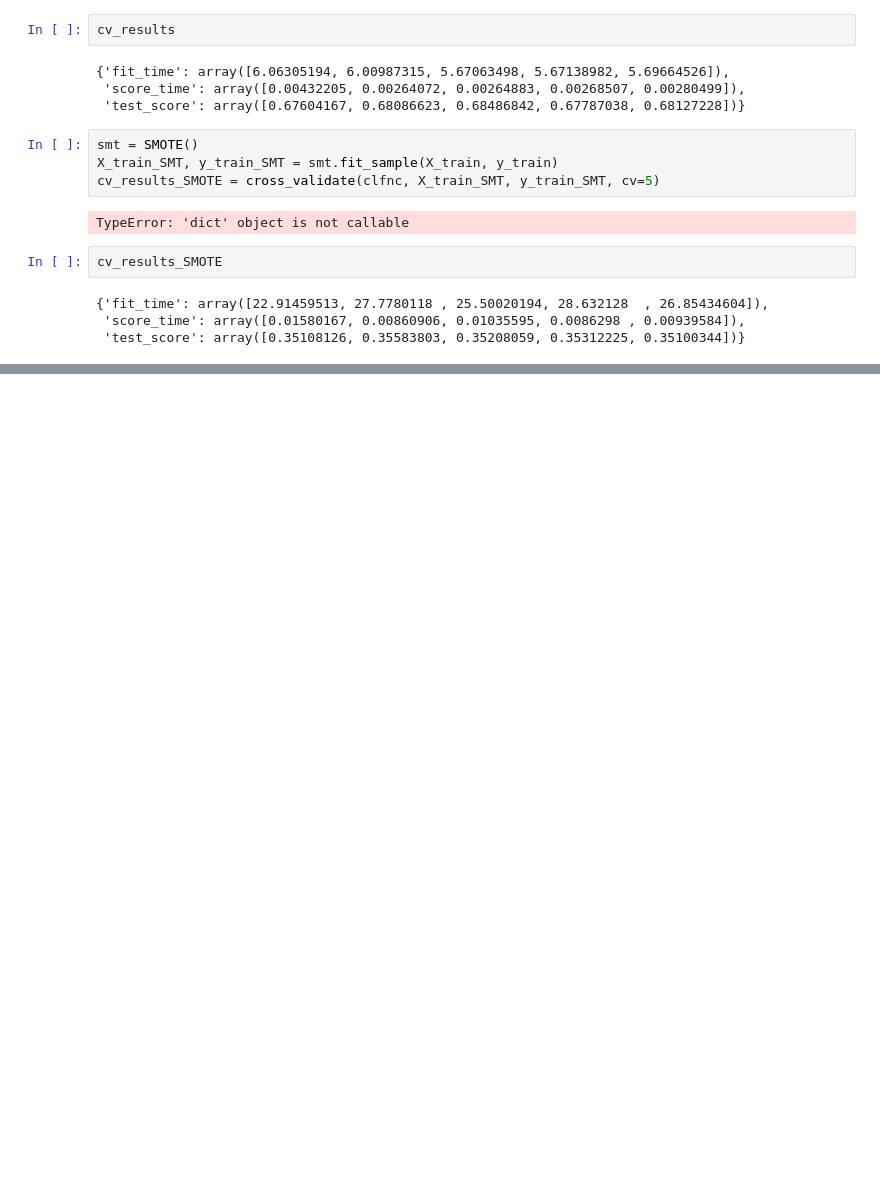
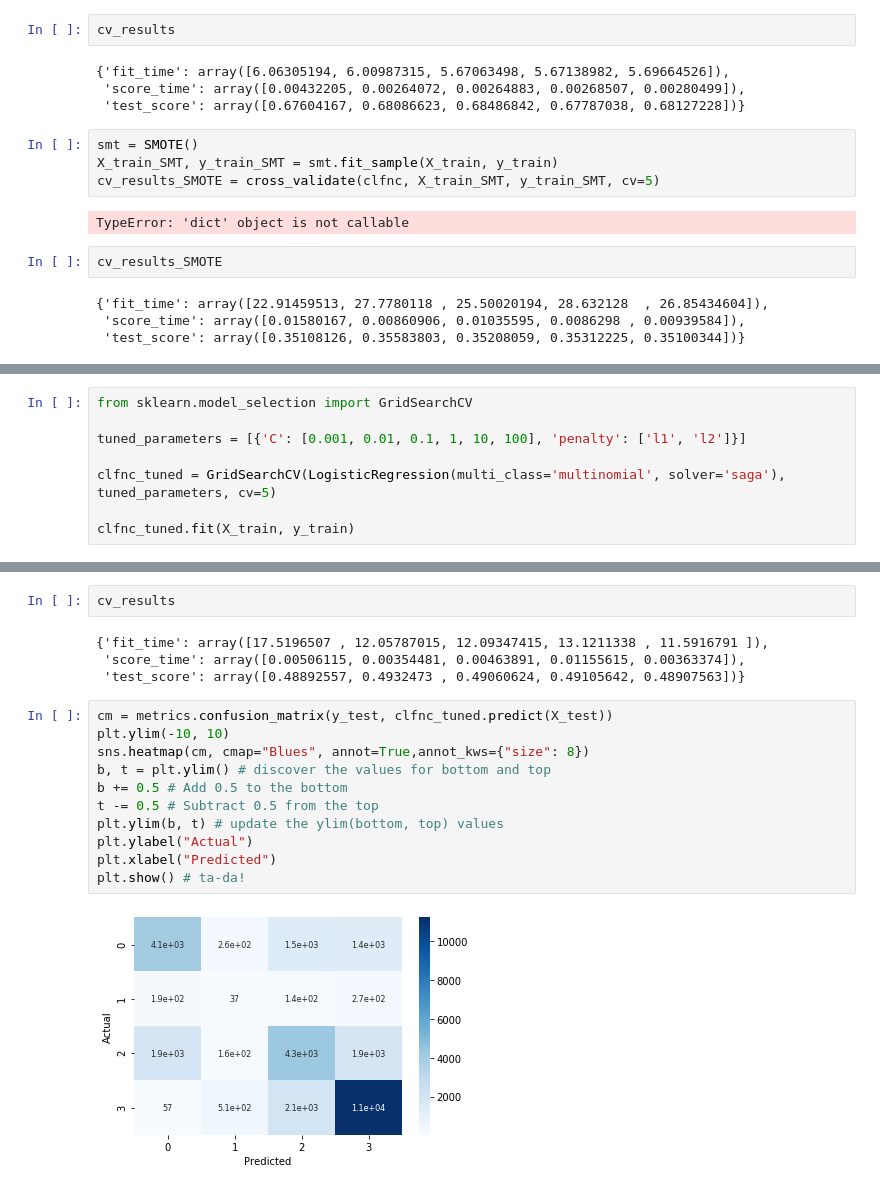
Before and after one commit to StevenDye/NC-Predicting-Political-Party-Changes, a Jupyter notebook: Master_Notebook_Irv.ipynb, the cells around one changed output, grey strips where cells are left out. Saved outputs shown, nothing was run; the diff lists cells and outputs as text; blank space fills up the shorter version.

```diff
--- a/Master_Notebook_Irv.ipynb
+++ b/Master_Notebook_Irv.ipynb
@@ -700,0 +845,8 @@ cv_results_SMOTE
+# %%
+from sklearn.model_selection import GridSearchCV
+
+tuned_parameters = [{'C': [0.001, 0.01, 0.1, 1, 10, 100], 'penalty': ['l1', 'l2']}]
+
+clfnc_tuned = GridSearchCV(LogisticRegression(multi_class='multinomial', solver='saga'), tuned_parameters, cv=5)
+
+clfnc_tuned.fit(X_train, y_train)
@@ -700,0 +869,19 @@ cv_results_SMOTE
+# %%
+cv_results
+# %% [output]
+{'fit_time': array([17.5196507 , 12.05787015, 12.09347415, 13.1211338 , 11.5916791 ]),
+ 'score_time': array([0.00506115, 0.00354481, 0.00463891, 0.01155615, 0.00363374]),
+ 'test_score': array([0.48892557, 0.4932473 , 0.49060624, 0.49105642, 0.48907563])}
+# %%
+cm = metrics.confusion_matrix(y_test, clfnc_tuned.predict(X_test))
+plt.ylim(-10, 10)
+sns.heatmap(cm, cmap="Blues", annot=True,annot_kws={"size": 8})
+b, t = plt.ylim() # discover the values for bottom and top
+b += 0.5 # Add 0.5 to the bottom
+t -= 0.5 # Subtract 0.5 from the top
+plt.ylim(b, t) # update the ylim(bottom, top) values
+plt.ylabel("Actual")
+plt.xlabel("Predicted")
+plt.show() # ta-da!
+# %% [output]
+[figure, added]
```
Also changed, not shown: parts of 37 cells of this notebook.
